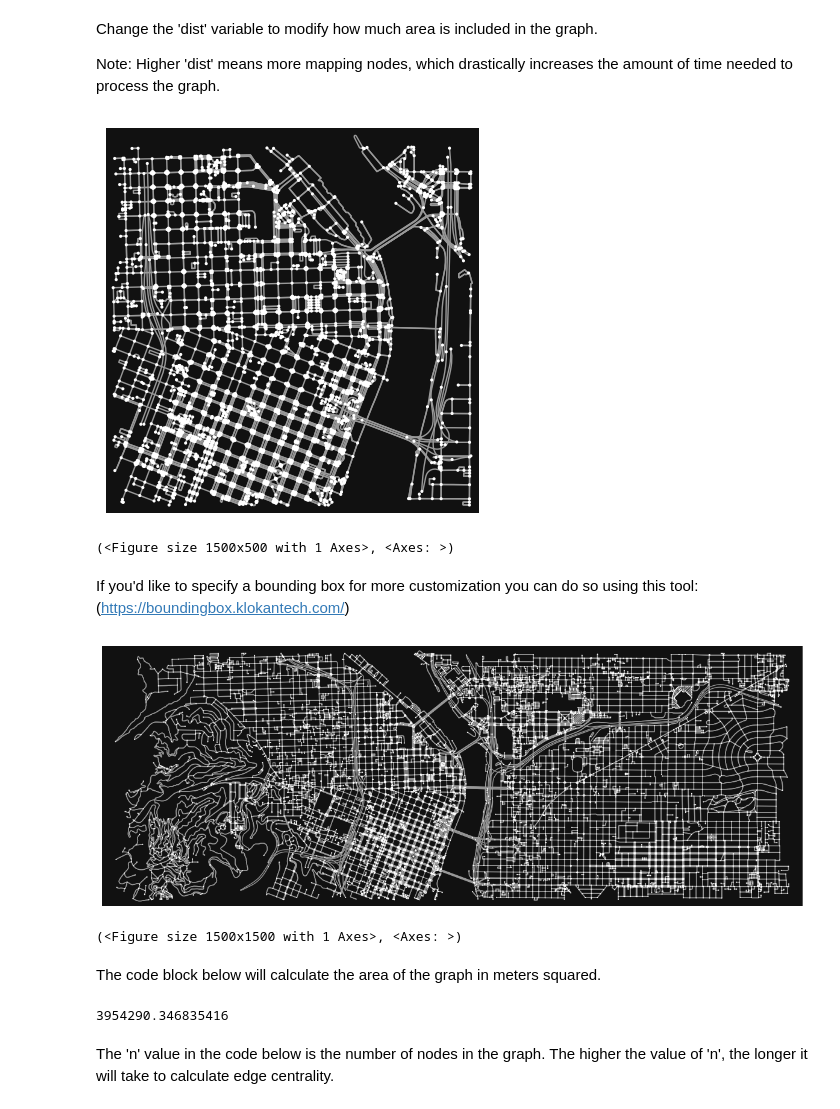
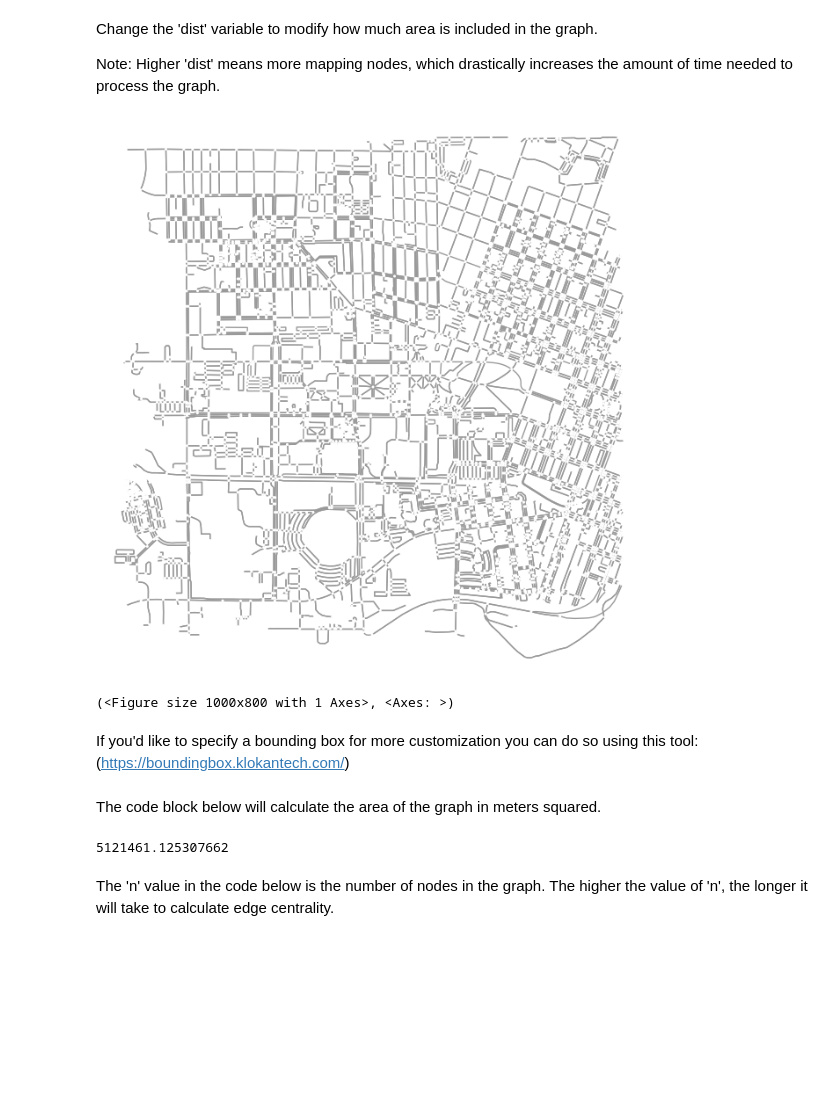
Before and after one commit to idellinger/Python-Map-Tools, a Jupyter notebook: map_create.ipynb, the cells around one changed output. Drawn from its saved outputs; the diff is of its cells as text; code cells hidden in the pictures; blank space fills up the shorter version.

```diff
--- a/map_create.ipynb
+++ b/map_create.ipynb
@@ -10,21 +11,20 @@ location = (45.523064, -122.676483)
+# %%
+location = (44.56573146791943, -123.27890026288026)
 # %% [markdown]
 Change the 'dist' variable to modify how much area is included in the graph.
 
 Note: Higher 'dist' means more mapping nodes, which drastically increases the amount of time needed to process the graph.
 # %%
-base_map = ox.graph_from_point(location, dist= 1000, simplify=True)
-ox.plot_graph(base_map, figsize= (15,5), node_size=5)
+base_map = ox.graph_from_point(location, dist= 1150, simplify=True)
+ox.plot_graph(base_map, figsize= (10,8),bgcolor= "#00000000", node_size=5)
 # %% [output]
-[figure, old version]
+[figure, new version]
-(<Figure size 1500x500 with 1 Axes>, <Axes: >)
+(<Figure size 1000x800 with 1 Axes>, <Axes: >)
 # %% [markdown]
 If you'd like to specify a bounding box for more customization you can do so using this tool: (https://boundingbox.klokantech.com/)
 # %%
-bbox_map = ox.graph_from_bbox(north= 45.5380073544, south= 45.5105864524, east= -122.6179949753, west= -122.7251116745)
-ox.plot_graph(bbox_map, figsize= (15,15), node_size=2)
+#bbox_map = ox.graph_from_bbox(north= 45.5380073544, south= 45.5105864524, east= -122.6179949753, west= -122.7251116745)
+#ox.plot_graph(bbox_map, figsize= (15,15), node_size=2)
-# %% [output]
-[figure, removed]
-(<Figure size 1500x1500 with 1 Axes>, <Axes: >)
 # %% [markdown]
 The code block below will calculate the area of the graph in meters squared.
 # %%
@@ -33,7 +33,7 @@ nodes_proj = ox.graph_to_gdfs(base_map_proj, edges=False)
 graph_area_m = nodes_proj.unary_union.convex_hull.area
 graph_area_m
 # %% [output]
-3954290.346835416
+5121461.125307662
 # %% [markdown]
 The 'n' value in the code below is the number of nodes in the graph. The higher the value of 'n', the longer it will take to calculate edge centrality.
 # %%
```
Also changed, not shown: parts of 10 cells of this notebook.
